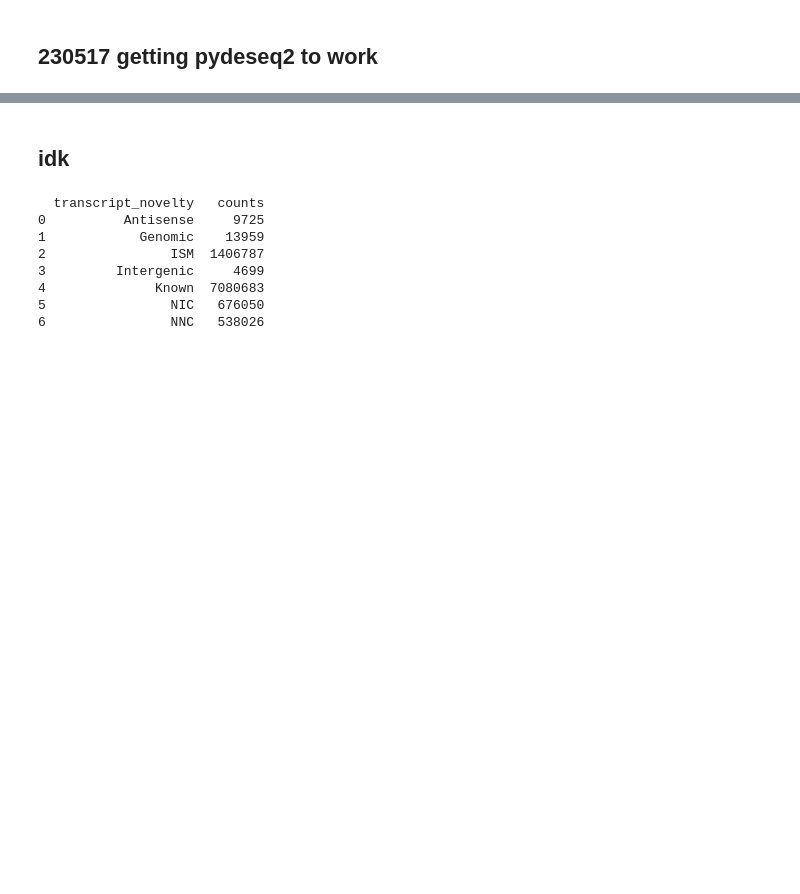
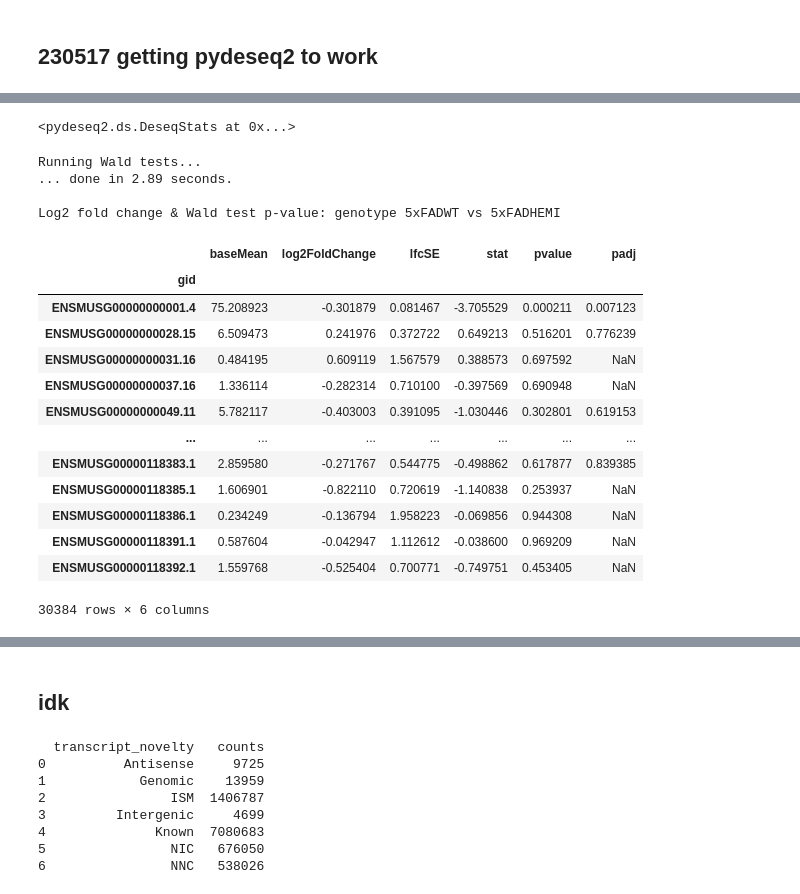
Before and after one commit to gfilimban/modelad_pipeline, a Jupyter notebook: dev.ipynb, the cells around one changed output, grey strips where cells are left out. Drawn from its saved outputs; the diff is of its cells as text; code cells hidden in the pictures; blank space fills up the shorter version.

Commit message:
update w/ deg / det tests

```diff
--- a/dev.ipynb
+++ b/dev.ipynb
@@ -68,4 +31,9 @@ AnnData object with n_obs × n_vars = 28 × 254936
 # %%
+adata = sc.read(adata_file)
+
+# todo - rm this
+adata.obs['genotype'] = adata.obs['dataset'].str.rsplit('_', expand=True)[0]
+
 # remove novel genes
 if how == 'gene':
     adata = adata[:, adata.var.loc[adata.var.gid.str.contains('ENSMUS')].index].copy()
@@ -73,7 +41,9 @@ if how == 'gene':
 # remove entries that don't belong to the groups we want to test
 adata = adata[adata.obs.loc[adata.obs[obs_col].isin(obs_conditions)].index,
               :].copy()
-print(adata)
+
 # remove unexpressed stuff
 sc.pp.filter_genes(adata, min_counts=1)
-print(adata)
+
+# densify matrix
+adata.X = np.array(adata.X.todense())
@@ -99,3 +49,0 @@ array(['5xFADWT', '5xFADHEMI'], dtype=object)
-# %%
-# densify matrix
-adata.X = adata.X.todense()
@@ -210,0 +78,25 @@ Fitting LFCs...
+# %%
+stat_res
+# %% [output]
+<pydeseq2.ds.DeseqStats at 0x...>
+# %%
+stat_res.summary()
+# %% [output]
+Running Wald tests...
+... done in 2.89 seconds.
+
+Log2 fold change & Wald test p-value: genotype 5xFADWT vs 5xFADHEMI
+|  | baseMean | log2FoldChange | lfcSE | stat | pvalue | padj |
+| gid |  |  |  |  |  |  |
+| ENSMUSG00000000001.4 | 75.208923 | -0.301879 | 0.081467 | -3.705529 | 0.000211 | 0.007123 |
+| ENSMUSG00000000028.15 | 6.509473 | 0.241976 | 0.372722 | 0.649213 | 0.516201 | 0.776239 |
+| ENSMUSG00000000031.16 | 0.484195 | 0.609119 | 1.567579 | 0.388573 | 0.697592 | NaN |
+| ENSMUSG00000000037.16 | 1.336114 | -0.282314 | 0.710100 | -0.397569 | 0.690948 | NaN |
+| ENSMUSG00000000049.11 | 5.782117 | -0.403003 | 0.391095 | -1.030446 | 0.302801 | 0.619153 |
+| ... | ... | ... | ... | ... | ... | ... |
+| ENSMUSG00000118383.1 | 2.859580 | -0.271767 | 0.544775 | -0.498862 | 0.617877 | 0.839385 |
+| ENSMUSG00000118385.1 | 1.606901 | -0.822110 | 0.720619 | -1.140838 | 0.253937 | NaN |
+| ENSMUSG00000118386.1 | 0.234249 | -0.136794 | 1.958223 | -0.069856 | 0.944308 | NaN |
+| ENSMUSG00000118391.1 | 0.587604 | -0.042947 | 1.112612 | -0.038600 | 0.969209 | NaN |
+| ENSMUSG00000118392.1 | 1.559768 | -0.525404 | 0.700771 | -0.749751 | 0.453405 | NaN |
+30384 rows × 6 columns
```
Also changed, not shown: parts of 22 cells of this notebook, 5 other files.
